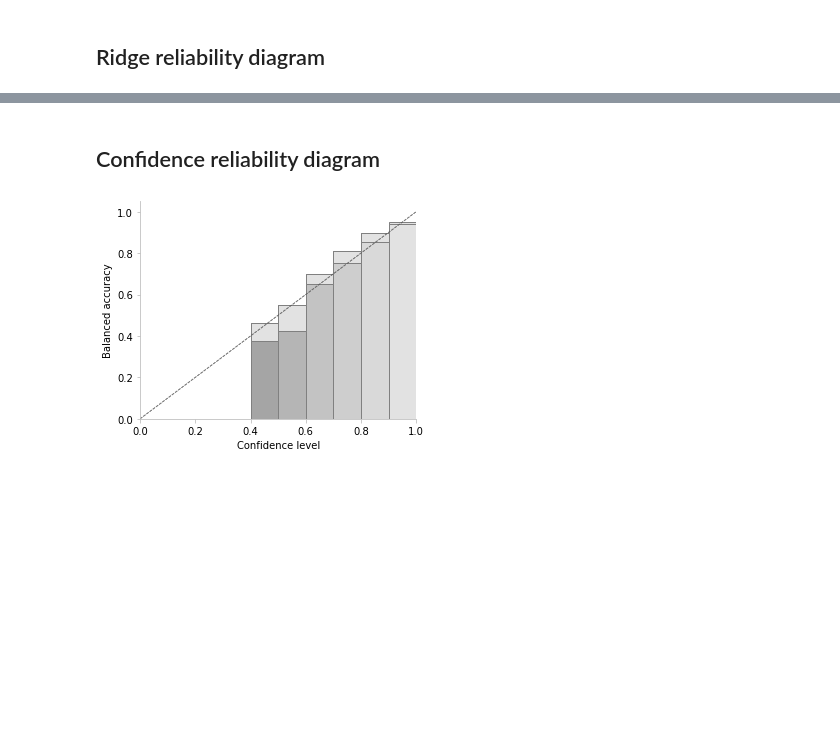
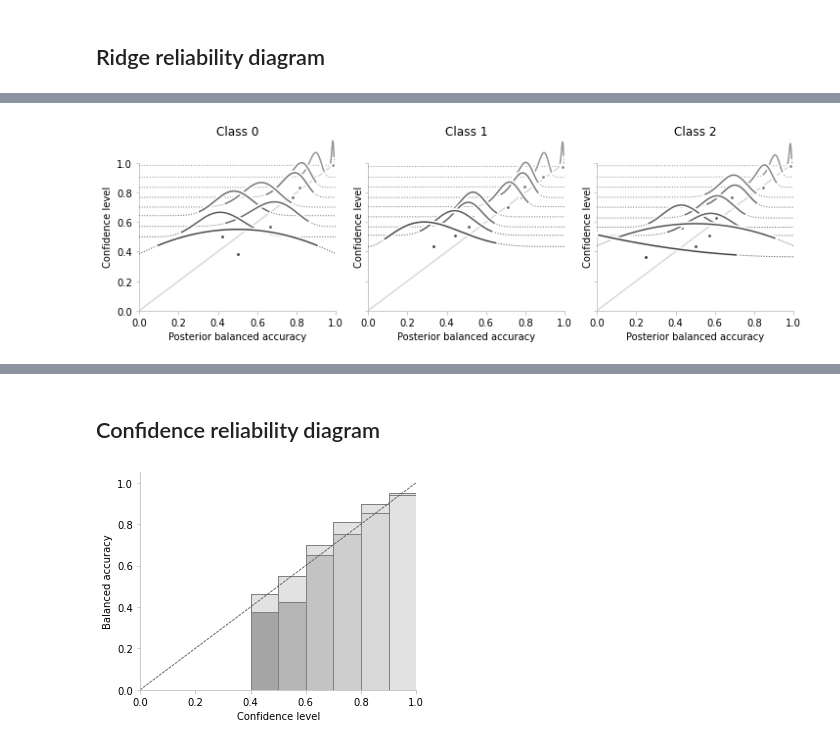
Before and after one commit to MaximLippeveld/riverreliability, a Jupyter notebook: notebooks/plots.ipynb, the cells around one changed output, grey strips where cells are left out. Saved outputs shown, nothing was run; the diff lists cells and outputs as text; code cells hidden in the pictures; blank space fills up the shorter version.

```diff
--- a/notebooks/plots.ipynb
+++ b/notebooks/plots.ipynb
@@ -220,3 +229,8 @@ def class_wise_ridge_reliability_diagram(y_probs, y_preds, y_true, axes:matplotl
         ax.set_title(f"Class {c}")
 
         ridge_reliability_diagram(probs, y_preds_binarized[:, c], y_true_binarized[:, c], ax, bins, plot_densities, exact=True)
+# %%
+fig, axes = plt.subplots(1, 3, subplot_kw={"aspect": 0.75}, constrained_layout=True, sharex=True, sharey=True, dpi=72, figsize=(10, 3))
+class_wise_ridge_reliability_diagram(y_probs, y_probs.argmax(axis=1), y_test, axes=axes, bins=15)
+# %% [output]
+[figure, added]
```
Also changed, not shown: parts of 8 cells of this notebook, 9 other files.
